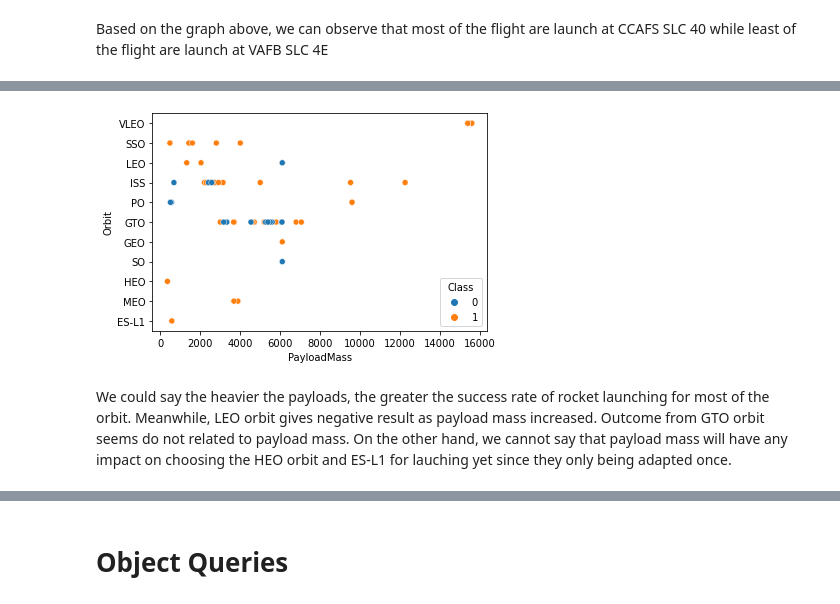
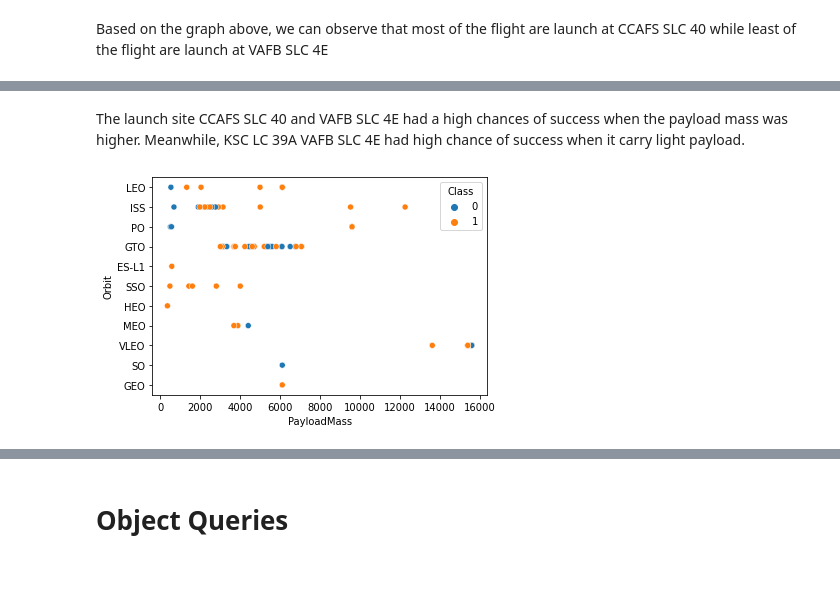
Before and after one commit to chiakl/spacex, a Jupyter notebook: spacex.ipynb, the cells around one changed output, grey strips where cells are left out. Drawn from its saved outputs; the diff is of its cells as text; code cells hidden in the pictures; blank space fills up the shorter version.

```diff
--- a/spacex.ipynb
+++ b/spacex.ipynb
@@ -306,9 +292,9 @@ The launch site CCAFS SLC 40 and VAFB SLC 4E had a high chances of success when
+# %% [markdown]
+The launch site CCAFS SLC 40 and VAFB SLC 4E had a high chances of success when the payload mass was higher. Meanwhile, KSC LC 39A VAFB SLC 4E had high chance of success when it carry light payload.
 # %%
 #Visualize the relationship between the orbit and PayloadMass
-sns.scatterplot(x=spacex_train["PayloadMass"], y=spacex_train["Orbit"], data=spacex_train, hue="Class")
+sns.scatterplot(x=df["PayloadMass"], y=df["Orbit"], data=df, hue="Class")
 
 plt.show()
 # %% [output]
-[figure, old version]
+[figure, new version]
-# %% [markdown]
-We could say the heavier the payloads, the greater the success rate of rocket launching for most of the orbit. Meanwhile, LEO orbit gives negative result as payload mass increased. Outcome from GTO orbit seems do not related to payload mass. On the other hand, we cannot say that payload mass will have any impact on choosing the HEO orbit and ES-L1 for lauching yet since they only being adapted once.
```
Also changed, not shown: parts of 35 cells of this notebook.
